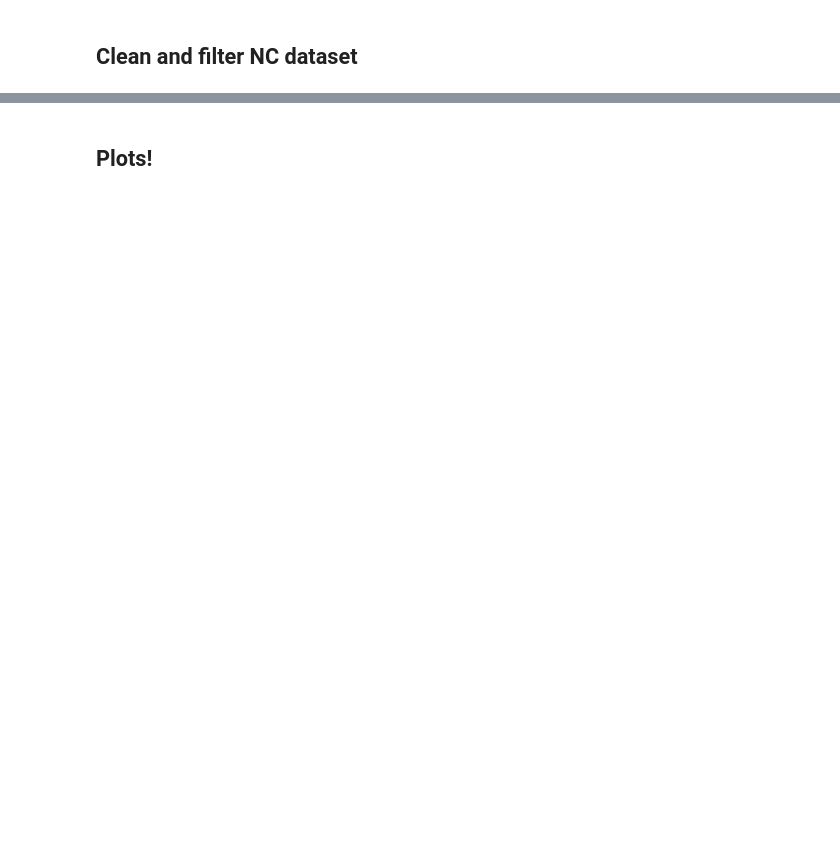
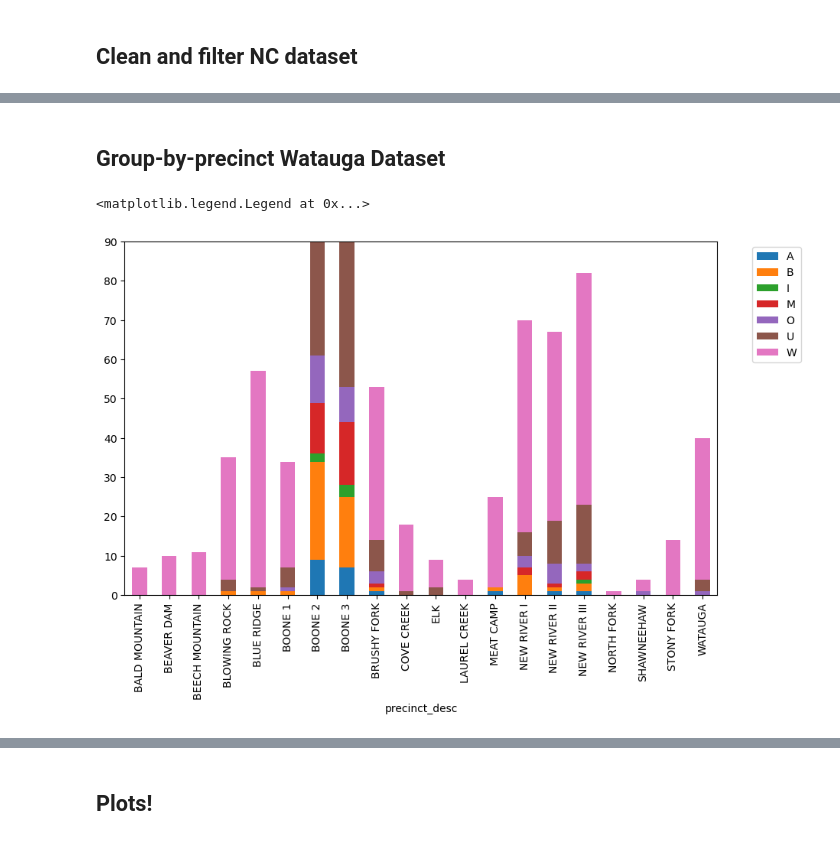
Before and after one commit to vandyy123/Election-Analysis, a Jupyter notebook: Election Results.ipynb, the cells around one changed output, grey strips where cells are left out. Drawn from its saved outputs; the diff is of its cells as text; code cells hidden in the pictures; blank space fills up the shorter version.

```diff
--- a/Election Results.ipynb
+++ b/Election Results.ipynb
@@ -97,0 +106,2 @@ The 2023 NC election had a new registration count of 128182, while the 2025 elec
+# %% [markdown]
+## Group-by-precinct Watauga Dataset
@@ -97,0 +128,7 @@ The 2023 NC election had a new registration count of 128182, while the 2025 elec
+# %%
+wat_current.groupby(['precinct_desc','race_code']).size().unstack('race_code').plot(kind = 'bar', ylim=(0, 90), stacked = True, figsize=(10, 6))
+
+plt.legend(bbox_to_anchor=(1.05, 1), loc='upper left')
+# %% [output]
+<matplotlib.legend.Legend at 0x...>
+[figure, added]
```
Also changed, not shown: parts of 26 cells of this notebook.
